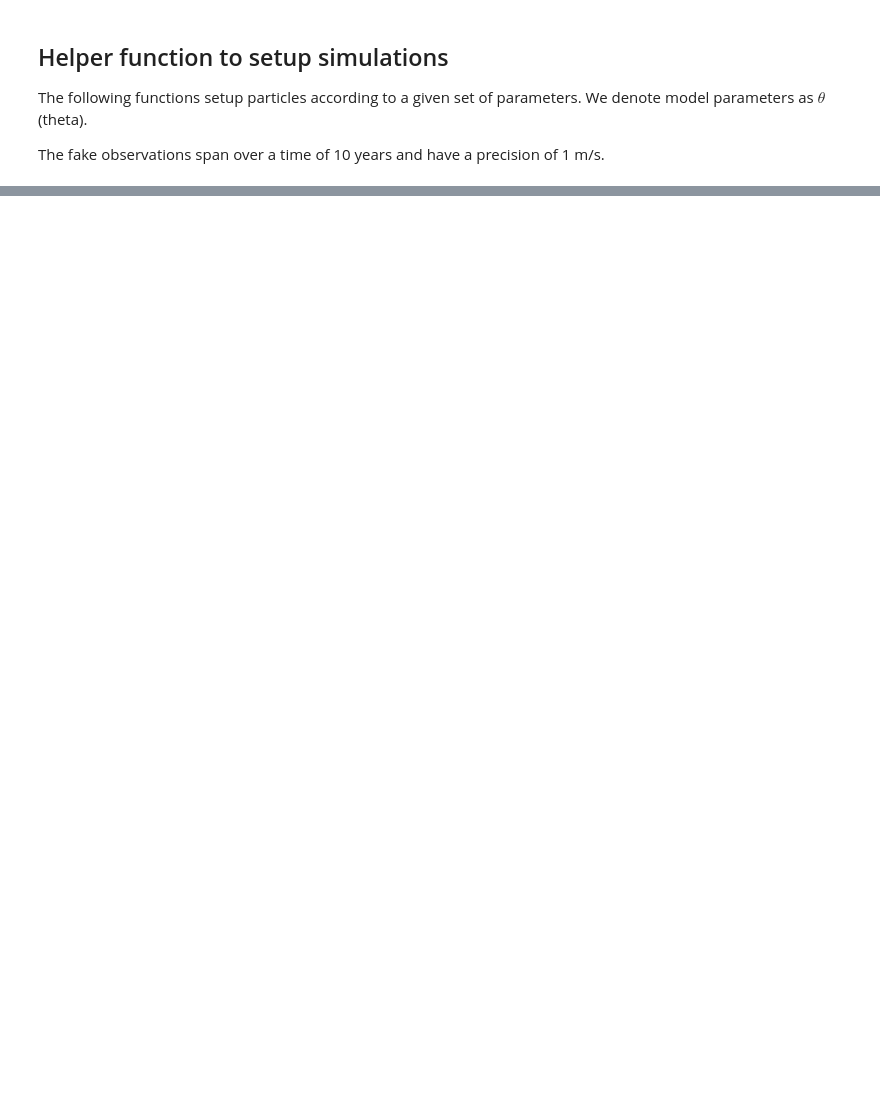
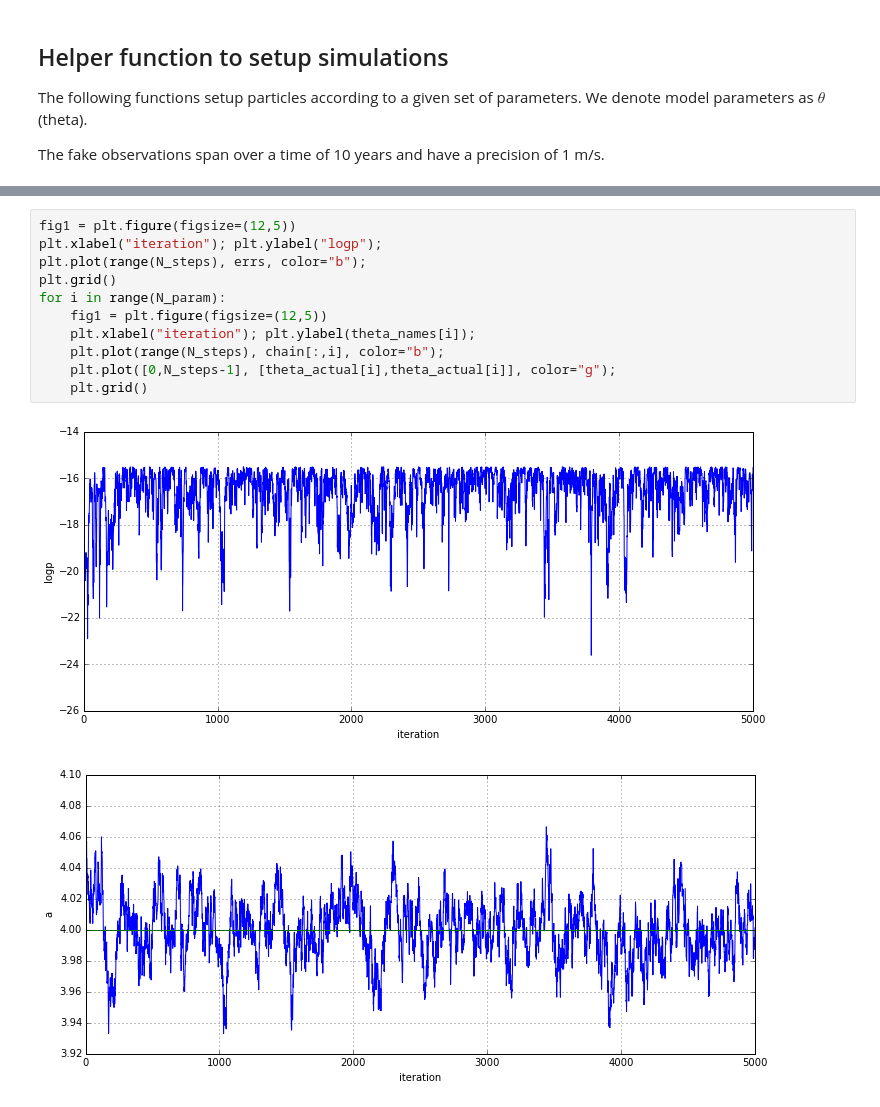
Before and after one commit to toni88x/rebound, a Jupyter notebook: python_examples/LangevinMCMC-2nd-logp-proposal.ipynb, the cells around one changed output, grey strips where cells are left out. Cells and saved outputs as stored; diff of their text form; blank space fills up the shorter version.

```diff
--- a/python_examples/LangevinMCMC-2nd-logp-proposal.ipynb
+++ b/python_examples/LangevinMCMC-2nd-logp-proposal.ipynb
@@ -301,0 +271,14 @@ display(w)
+# %%
+fig1 = plt.figure(figsize=(12,5))
+plt.xlabel("iteration"); plt.ylabel("logp");
+plt.plot(range(N_steps), errs, color="b");
+plt.grid()
+for i in range(N_param):
+    fig1 = plt.figure(figsize=(12,5))
+    plt.xlabel("iteration"); plt.ylabel(theta_names[i]);
+    plt.plot(range(N_steps), chain[:,i], color="b");
+    plt.plot([0,N_steps-1], [theta_actual[i],theta_actual[i]], color="g");
+    plt.grid()
+# %% [output]
+[figure, added]
+[figure, added]
```
Also changed, not shown: parts of 19 cells of this notebook.
